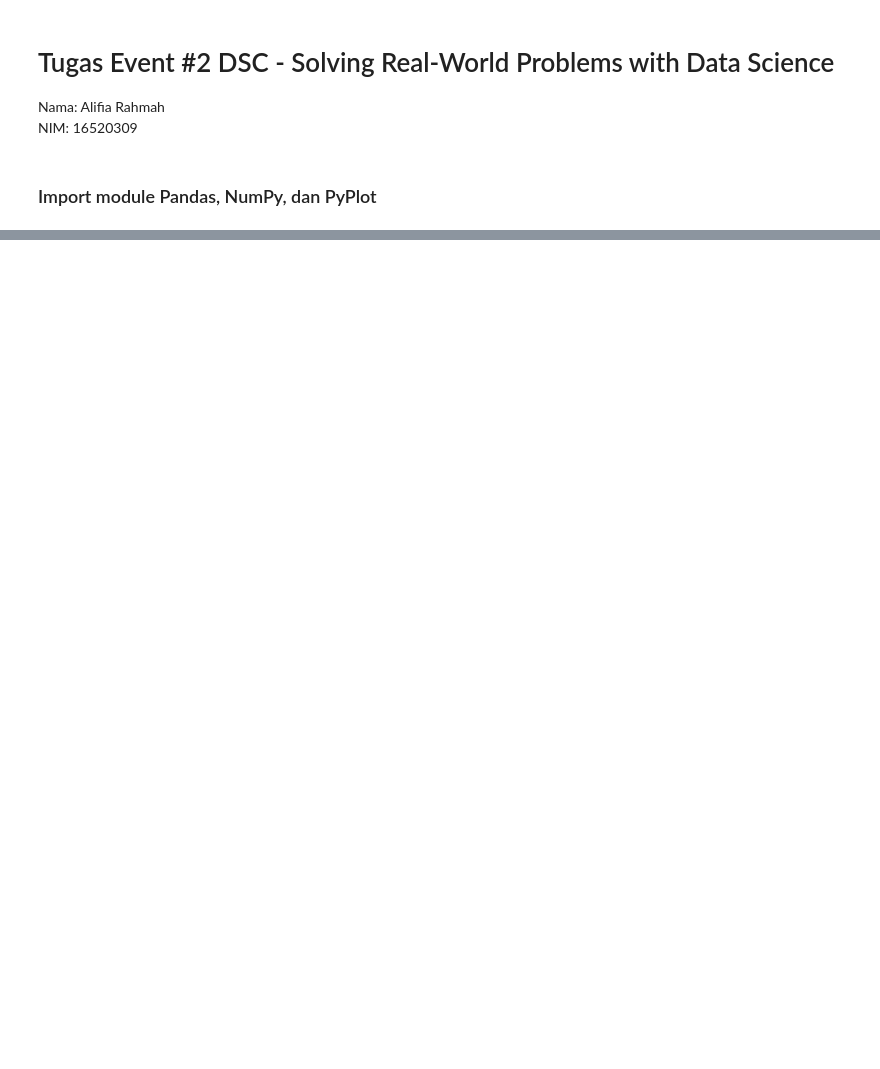
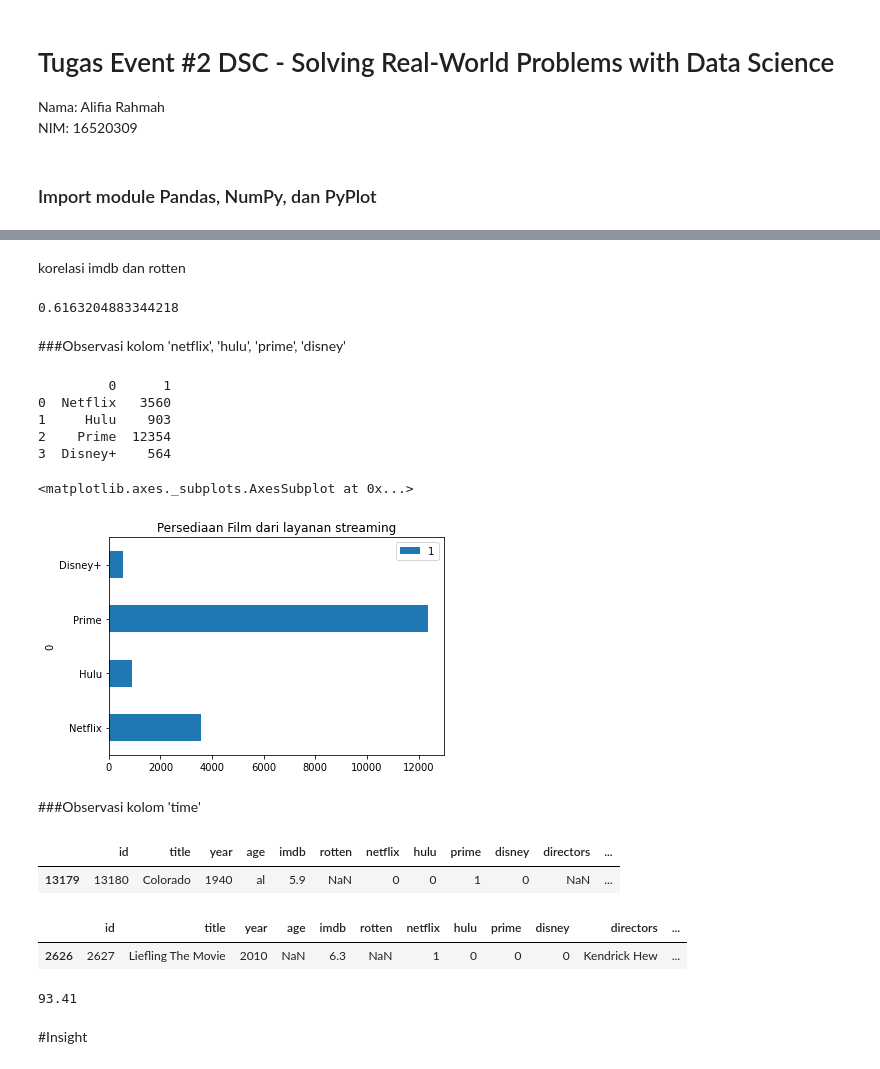
Before and after one commit to gdscitb/DSCDataScience, a Jupyter notebook: alifiarahmah/DSC_2_DataScience.ipynb, the cells around one changed output, grey strips where cells are left out. Drawn from its saved outputs; the diff is of its cells as text; code cells hidden in the pictures; blank space fills up the shorter version.

```diff
--- a/alifiarahmah/DSC_2_DataScience.ipynb
+++ b/alifiarahmah/DSC_2_DataScience.ipynb
@@ -34,0 +29,11 @@ mov.loc[2, 'title']
+# %%
+# rename kolom
+df.columns = ['id', 'title', 'year', 'age', 'imdb', 'rotten', 'netflix', 'hulu', 'prime', 'disney', 'directors', 'genres', 'country', 'lang', 'time']
+# %%
+# hapus last string '+' di age dan '%' di kolom 'rotten'
+df['age'] = df['age'].str[:-1]
+df['rotten'] = df['rotten'].str[:-1]
+# %%
+# jadiin imdb dan rotten numeric
+df['imdb'] = pd.to_numeric(df['imdb'])
+df['rotten'] = pd.to_numeric(df['rotten'])
@@ -34,0 +255,37 @@ mov.loc[2, 'title']
+# %% [markdown]
+korelasi imdb dan rotten
+# %%
+df['imdb'].corr(df['rotten'])  # semakin dekat dengan 1, semakin 2 kolom berbanding lurus
+# %% [output]
+0.6163204883344218
+# %% [markdown]
+###Observasi kolom 'netflix', 'hulu', 'prime', 'disney'
+# %%
+# Tabel frekuensi layanan streaming
+stream = []
+
+# banyak film dari Netflix
+stream.append(['Netflix', ((df['netflix'] == 1).sum())])
+# banyak film dari Hulu
+stream.append(['Hulu', ((df['hulu'] == 1).sum())])
+# banyak film dari Prime
+stream.append(['Prime', ((df['prime'] == 1).sum())])
+# banyak film dari Disney+
+stream.append(['Disney+', ((df['disney'] == 1).sum())])
+
+stream = pd.DataFrame(data=stream)
+
+print(stream)
+# %% [output]
+         0      1
+0  Netflix   3560
+1     Hulu    903
+2    Prime  12354
+3  Disney+    564
+# %%
+stream.plot(kind="barh", x=0, y=1, title="Persediaan Film dari layanan streaming")
+# %% [output]
+<matplotlib.axes._subplots.AxesSubplot at 0x...>
+[figure, added]
+# %% [markdown]
+###Observasi kolom 'time'
@@ -34,0 +296,16 @@ mov.loc[2, 'title']
+# %%
+df.loc[df['time'] == max_time] # film dengan durasi terlama
+# %% [output]
+|  | id | title | year | age | imdb | rotten | netflix | hulu | prime | disney | directors | ... |
+| 13179 | 13180 | Colorado | 1940 | al | 5.9 | NaN | 0 | 0 | 1 | 0 | NaN | ... |
+# %%
+df.loc[df['time'] == min_time] # film dengan durasi tersingkat
+# %% [output]
+|  | id | title | year | age | imdb | rotten | netflix | hulu | prime | disney | directors | ... |
+| 2626 | 2627 | Liefling The Movie | 2010 | NaN | 6.3 | NaN | 1 | 0 | 0 | 0 | Kendrick Hew | ... |
+# %%
+print(avg_time)
+# %% [output]
+93.41
+# %% [markdown]
+#Insight
```
Also changed, not shown: parts of 40 cells of this notebook.
